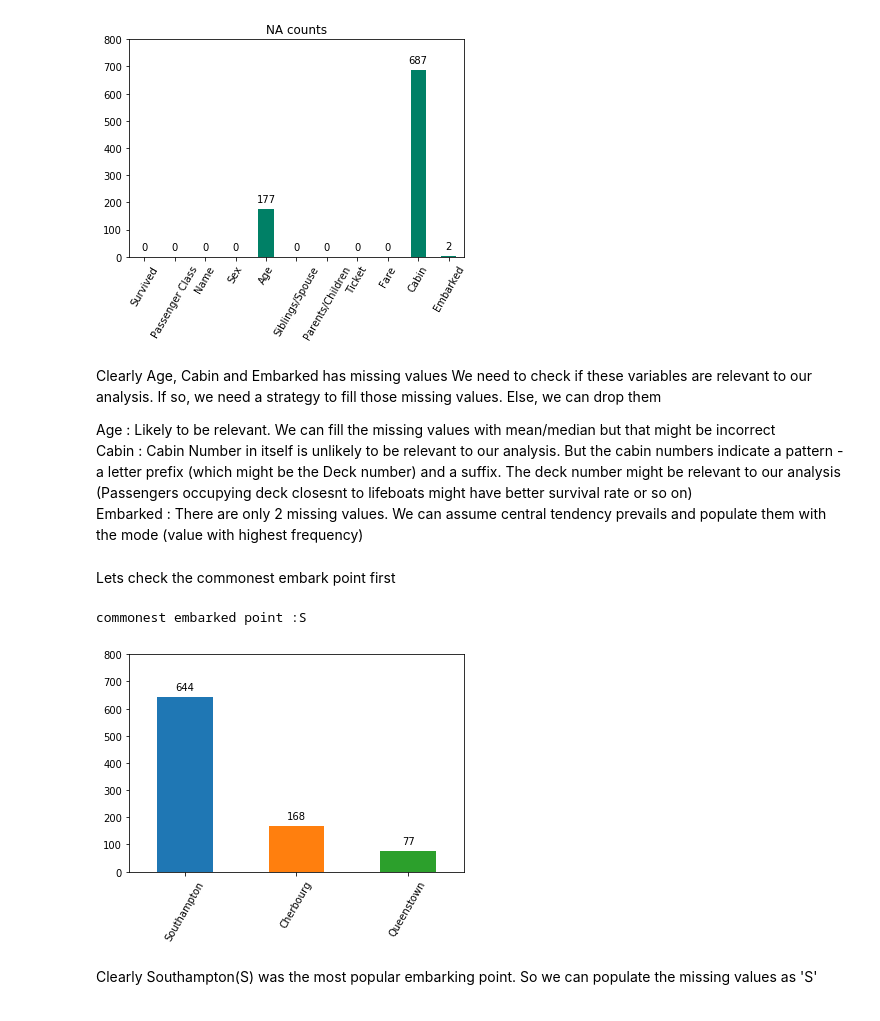
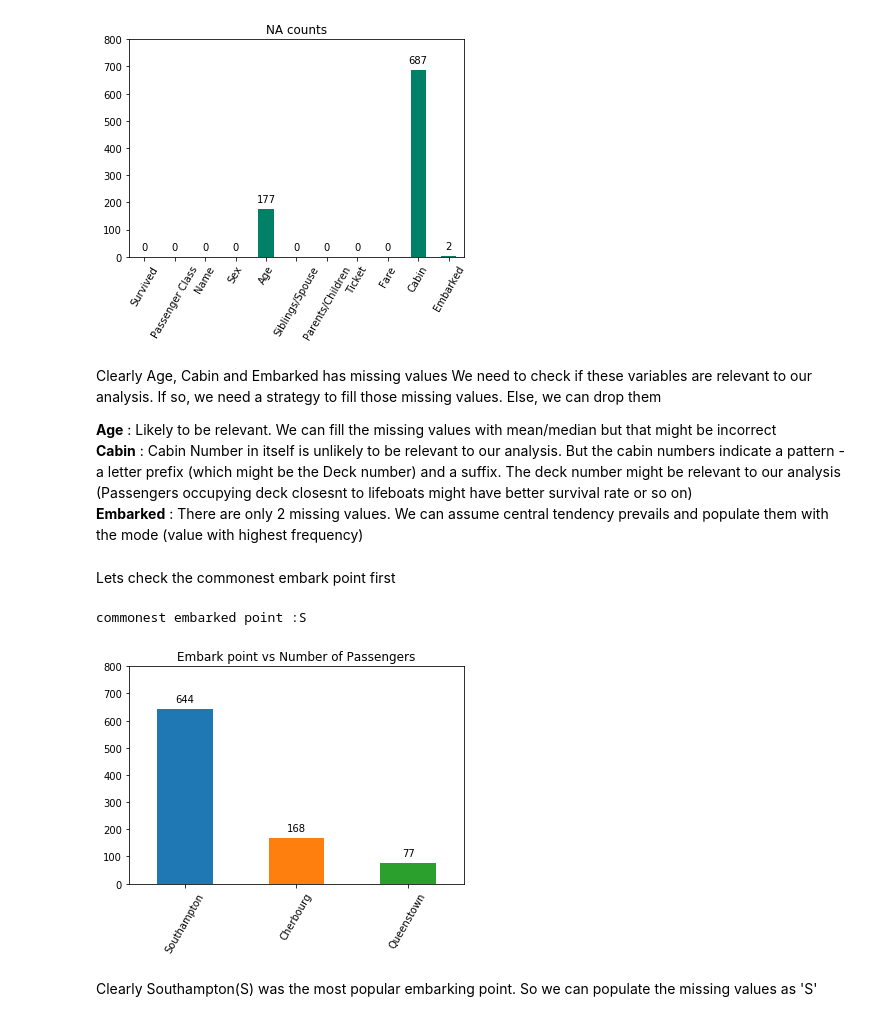
Before and after one commit to kaustubhsaha/myrepo, a Jupyter notebook: Data Analysis/Titanic/Titanic.ipynb, the cells around one changed output. Drawn from its saved outputs; the diff is of its cells as text; code cells hidden in the pictures.

```diff
--- a/Data Analysis/Titanic/Titanic.ipynb
+++ b/Data Analysis/Titanic/Titanic.ipynb
@@ -240,29 +281,30 @@ plt.show()
 # %% [markdown]
 Clearly Age, Cabin and Embarked has missing values We need to check if these variables are relevant to our analysis. If so, we need a strategy to fill those missing values. Else, we can drop them
 
-Age : Likely to be relevant. We can fill the missing values with mean/median but that might be incorrect
+<b>Age</b> : Likely to be relevant. We can fill the missing values with mean/median but that might be incorrect
 <br>
-Cabin : Cabin Number in itself is unlikely to be relevant to our analysis. But the cabin numbers indicate a pattern - a letter prefix (which might be the Deck number) and a suffix. The deck number might be relevant to our analysis (Passengers occupying deck closesnt to lifeboats might have better survival rate or so on)
+<b>Cabin</b> : Cabin Number in itself is unlikely to be relevant to our analysis. But the cabin numbers indicate a pattern - a letter prefix (which might be the Deck number) and a suffix. The deck number might be relevant to our analysis (Passengers occupying deck closesnt to lifeboats might have better survival rate or so on)
 <br>
-Embarked : There are only 2 missing values. We can assume central tendency prevails and populate them with the mode (value with highest frequency)
+<b>Embarked</b> : There are only 2 missing values. We can assume central tendency prevails and populate them with the mode (value with highest frequency)
 # %% [markdown]
 Lets check the commonest embark point first
 # %%
 # check most frequent Embark point
 plt.cla()
 plt.clf()
 embarked = raw_df["Embarked"].value_counts()
 most_embarked = embarked.index[0]
 print("commonest embarked point ",most_embarked,sep=":")
 embarked.rename(embarked_dict, inplace=True)
 ax = embarked.plot(kind='bar', rot=60)
 ax.set_ylim(0, 800) # we have 891 rows in total so 800 should be a good limit
+plt.title("Embark point vs Number of Passengers")
 for p in ax.patches:
     ax.annotate("%.0f" % p.get_height(), (p.get_x() + p.get_width() / 2., p.get_height()), ha='center', va='center', xytext=(0, 10), textcoords='offset points')
 plt.show()
 # %% [output]
 commonest embarked point :S
-[figure, old version]
+[figure, new version]
 # %% [markdown]
 Clearly Southampton(S) was the most popular embarking point. So we can populate the missing values as 'S'
 # %%
```
Also changed, not shown: parts of 48 cells of this notebook.
